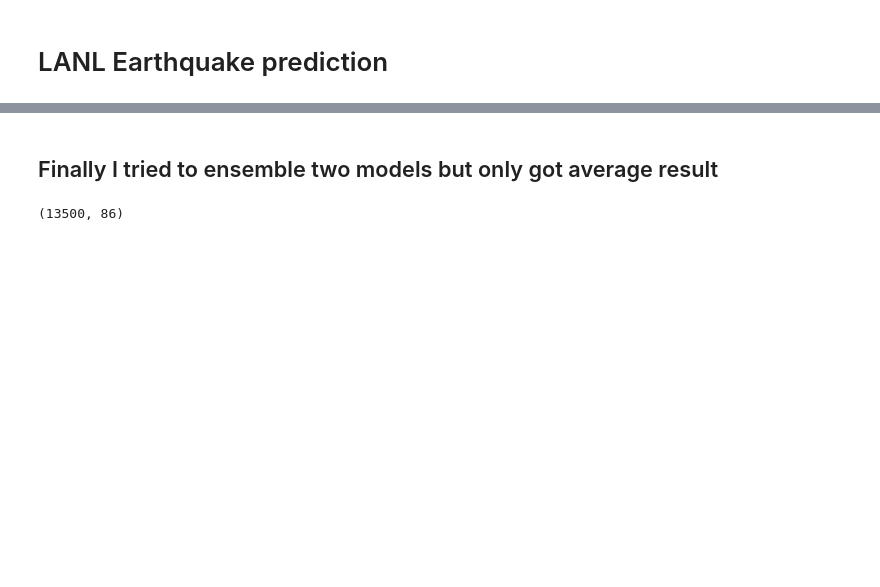
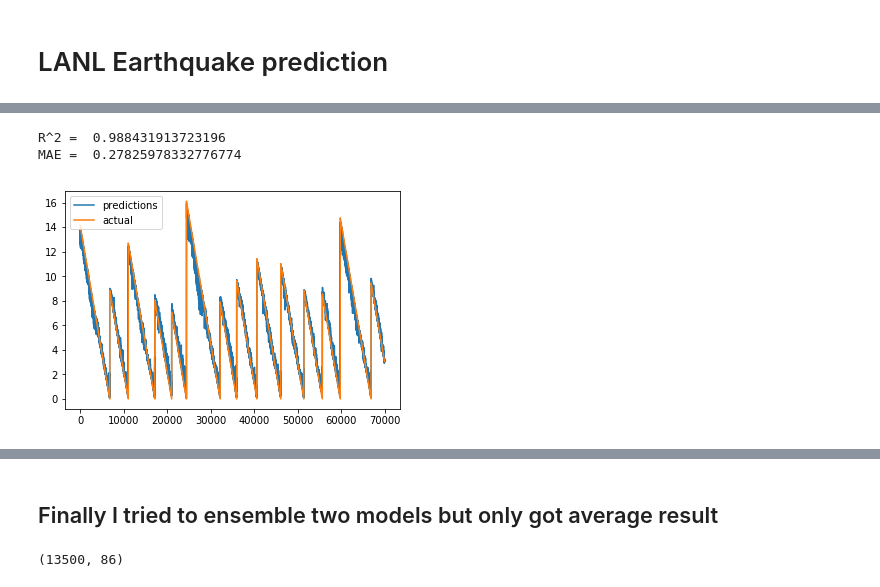
Before and after one commit to raobystorm/EarthquakePred, a Jupyter notebook: Note_and_Playground.ipynb, the cells around one changed output, grey strips where cells are left out. Drawn from its saved outputs; the diff is of its cells as text; code cells hidden in the pictures; blank space fills up the shorter version.

```diff
--- a/Note_and_Playground.ipynb
+++ b/Note_and_Playground.ipynb
@@ -329,0 +72,6 @@ MAE =  0.7064312189031826
+# %%
+test_segs = []
+start = 0
+for i in range(0, len(can_t)):
+    test_segs.append(test.iloc[start:can_t[i], :])
+    start = can_t[i] + 2
@@ -329,0 +123,19 @@ MAE =  0.7064312189031826
+# %%
+test_feat_mat = np.zeros((1, 85))
+
+seg = test_segs[1]
+seg = seg.acoustic_data
+
+test_feat_mat[0,0] = np.mean(seg)
+test_feat_mat[0,1] = np.var(seg)
+test_feat_mat[0,2] = np.max(seg)
+test_feat_mat[0,3] = np.min(seg)
+# From here I added mfcc features
+mfcc_f = mfcc(y=np.array(seg, dtype=np.float32), n_mfcc=20)
+# For each of 10 mfcc features I extracted mean and variance
+for j in range(mfcc_f.shape[0]):
+    test_feat_mat[0, 4 + 4*j] = np.mean(mfcc_f[j])
+    test_feat_mat[0, 4 + 4*j + 1] = np.var(mfcc_f[j])
+    test_feat_mat[0, 4 + 4*j + 2] = np.max(mfcc_f[j])
+    test_feat_mat[0, 4 + 4*j + 3] = np.min(mfcc_f[j])
+test_feat_mat[0,-1] = train_segs[0].time_to_failure.iloc[0]
@@ -330,3 +246,11 @@ MAE =  0.7064312189031826
+# %%
+rf = RandomForestRegressor(n_estimators = 1000, random_state = 42, n_jobs = 8)
+rf.fit(dataset[:,:-1], dataset[:,-1])
+eval_result(dataset, rf.predict)
+# %% [output]
+R^2 =  0.988431913723196
+MAE =  0.27825978332776774
+[figure, added]
 # %%
 eval_result(test_set, rf.predict)
 # %% [output]
```
Also changed, not shown: parts of 99 cells of this notebook, 2 other files.
